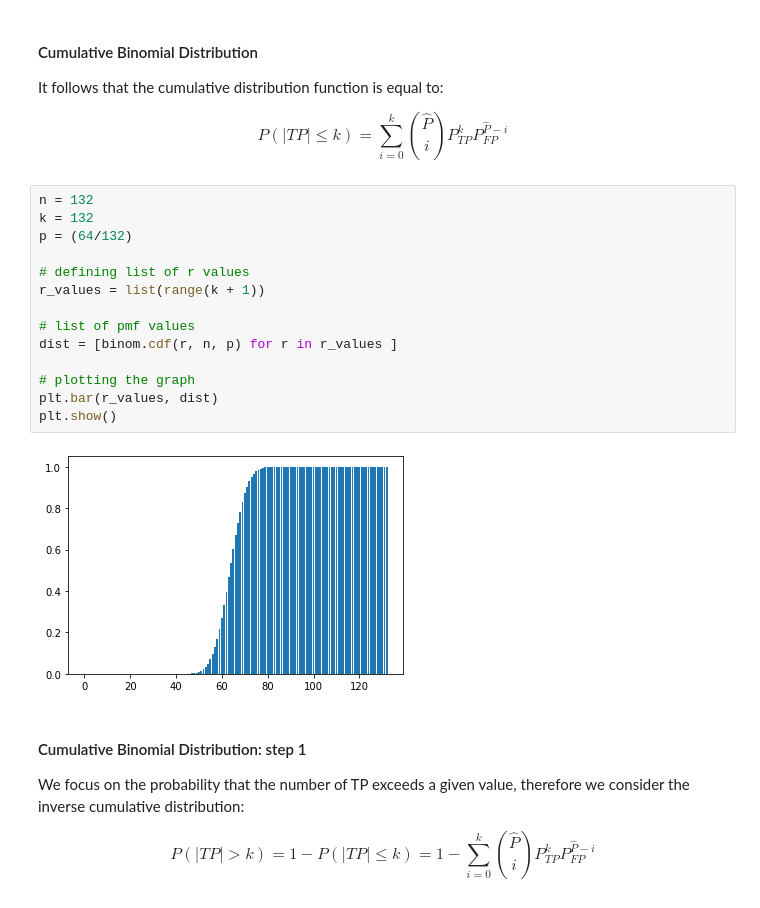
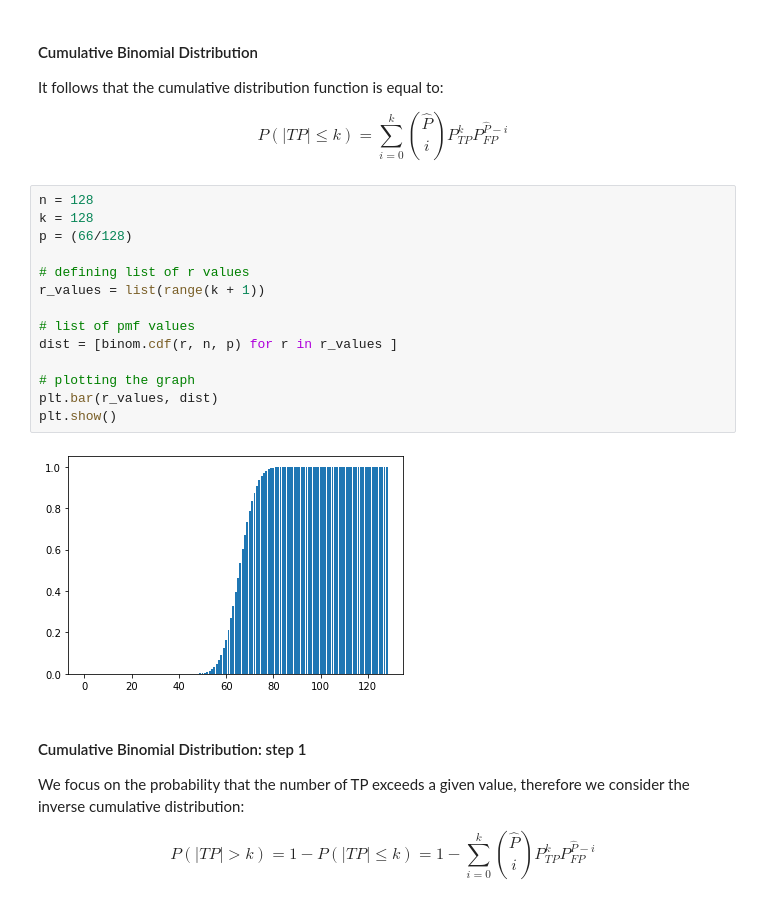
Before and after one commit to Aberkane/GDPR-privacy-policies, a Jupyter notebook: Stage 1 - Classification and Calibration.ipynb, the cells around one changed output. Cells and saved outputs as stored; diff of their text form.

```diff
--- a/Stage 1 - Classification and Calibration.ipynb
+++ b/Stage 1 - Classification and Calibration.ipynb
@@ -752,21 +583,21 @@ It follows that the cumulative distribution function is equal to:
       P(|TP| \leq k) = \sum_{i=0}^k \binom{\hat{P}}{i} P_{TP}^k P_{FP}^{\hat{P}-i}
 \end{equation}
 # %%
-n = 132
-k = 132
-p = (64/132)
+n = 128
+k = 128
+p = (66/128)
 
 # defining list of r values
 r_values = list(range(k + 1))
 
 # list of pmf values
 dist = [binom.cdf(r, n, p) for r in r_values ]
 
 # plotting the graph
 plt.bar(r_values, dist)
 plt.show()
 # %% [output]
-[figure, old version]
+[figure, new version]
 # %% [markdown]
 #### Cumulative Binomial Distribution: step 1
 
```
Also changed, not shown: parts of 13 cells of this notebook, 5 other files.
